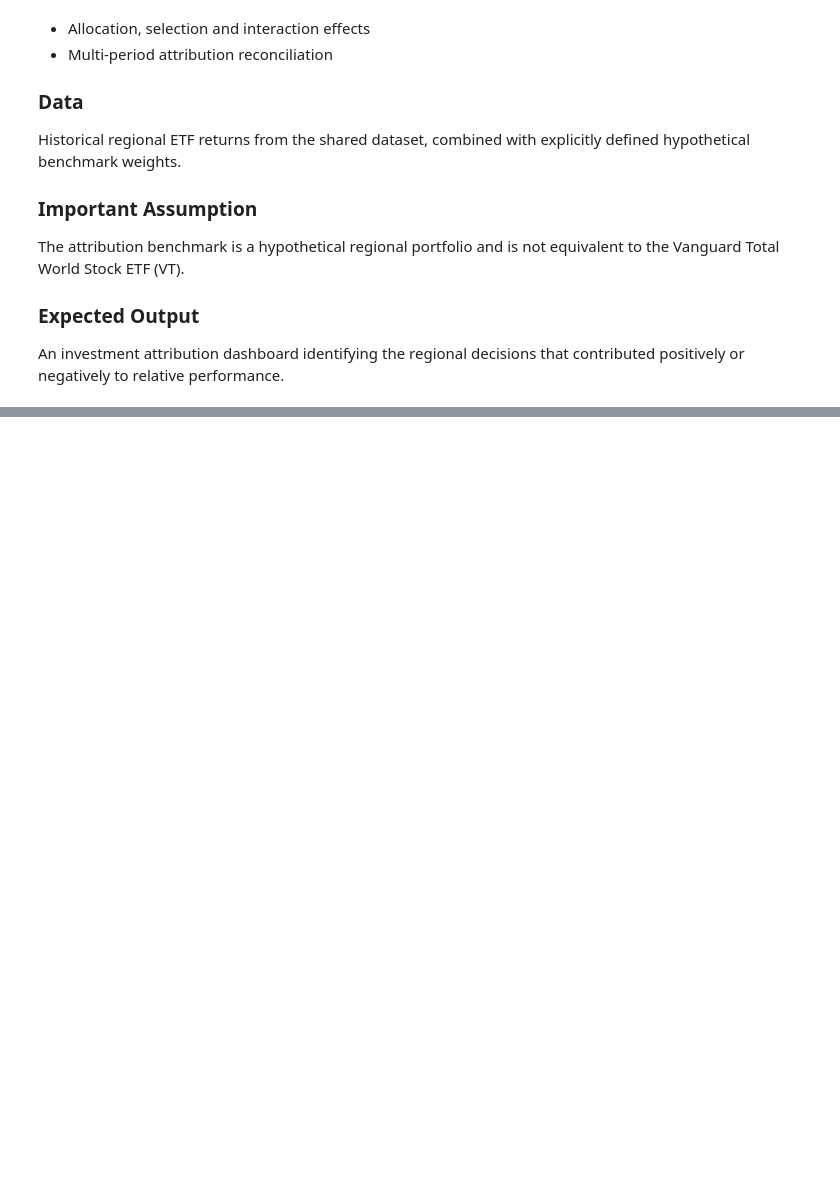
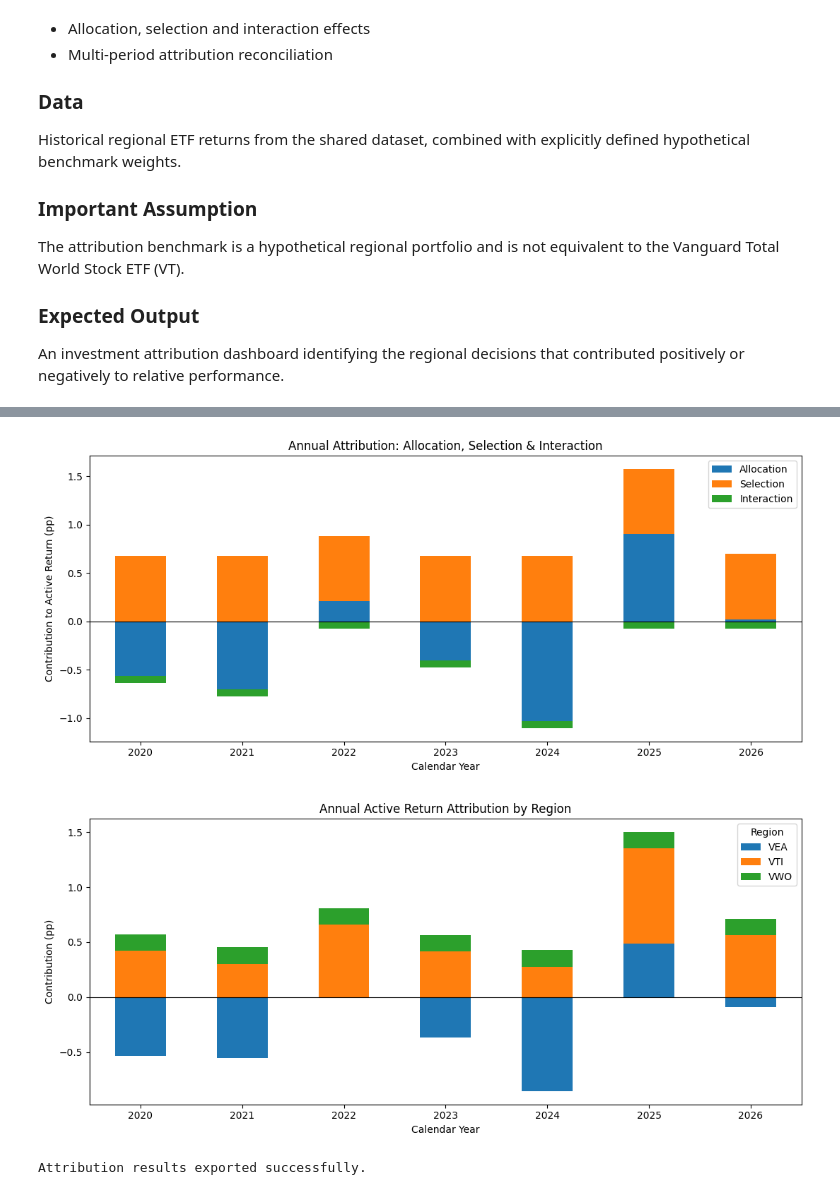
Before and after one commit to romanotancredi/equity-investment-research-portfolio, a Jupyter notebook: 05_brinson_performance_attribution.ipynb, the cells around one changed output, grey strips where cells are left out. Cells and saved outputs as stored; diff of their text form; code cells hidden in the pictures; blank space fills up the shorter version.

```diff
--- a/05_brinson_performance_attribution.ipynb
+++ b/05_brinson_performance_attribution.ipynb
@@ -33,0 +155,74 @@ negatively to relative performance.
+# %%
+
+# ---------------------------------------------------------
+# PHASE 5 - STEP 3: ATTRIBUTION VISUALISATIONS
+# ---------------------------------------------------------
+
+# Aggregate attribution effects by year.
+annual_effects = (
+    attribution.groupby("Year")[
+        ["Allocation", "Selection", "Interaction"]
+    ].sum() * 100
+)
+
+# Stacked bar chart showing annual attribution effects.
+ax = annual_effects.plot(
+    kind="bar",
+    stacked=True,
+    figsize=(11, 5)
+)
+
+ax.set_title("Annual Attribution: Allocation, Selection & Interaction")
+ax.set_ylabel("Contribution to Active Return (pp)")
+ax.set_xlabel("Calendar Year")
+ax.axhline(0, color="black", linewidth=0.8)
+plt.xticks(rotation=0)
+plt.tight_layout()
+plt.show()
+
+
+# Analyse each region's total contribution by year.
+regional_effects = (
+    attribution.pivot(
+        index="Year",
+        columns="Region",
+        values="Total"
+    ) * 100
+)
+
+ax = regional_effects.plot(
+    kind="bar",
+    stacked=True,
+    figsize=(11, 5)
+)
+
+ax.set_title("Annual Active Return Attribution by Region")
+ax.set_ylabel("Contribution (pp)")
+ax.set_xlabel("Calendar Year")
+ax.axhline(0, color="black", linewidth=0.8)
+plt.xticks(rotation=0)
+plt.tight_layout()
+plt.show()
+# %% [output]
+[figure, added]
+[figure, added]
+# %%
+
+# ---------------------------------------------------------
+# PHASE 5 - STEP 4: EXPORT ATTRIBUTION RESULTS
+# ---------------------------------------------------------
+
+# Export detailed regional attribution.
+attribution.to_csv(
+    "brinson_regional_attribution.csv",
+    index=False
+)
+
+# Export annual attribution effects.
+annual_effects.to_csv(
+    "brinson_annual_effects.csv"
+)
+
+print("Attribution results exported successfully.")
+# %% [output]
+Attribution results exported successfully.
```
Also changed, not shown: parts of 2 cells of this notebook.
